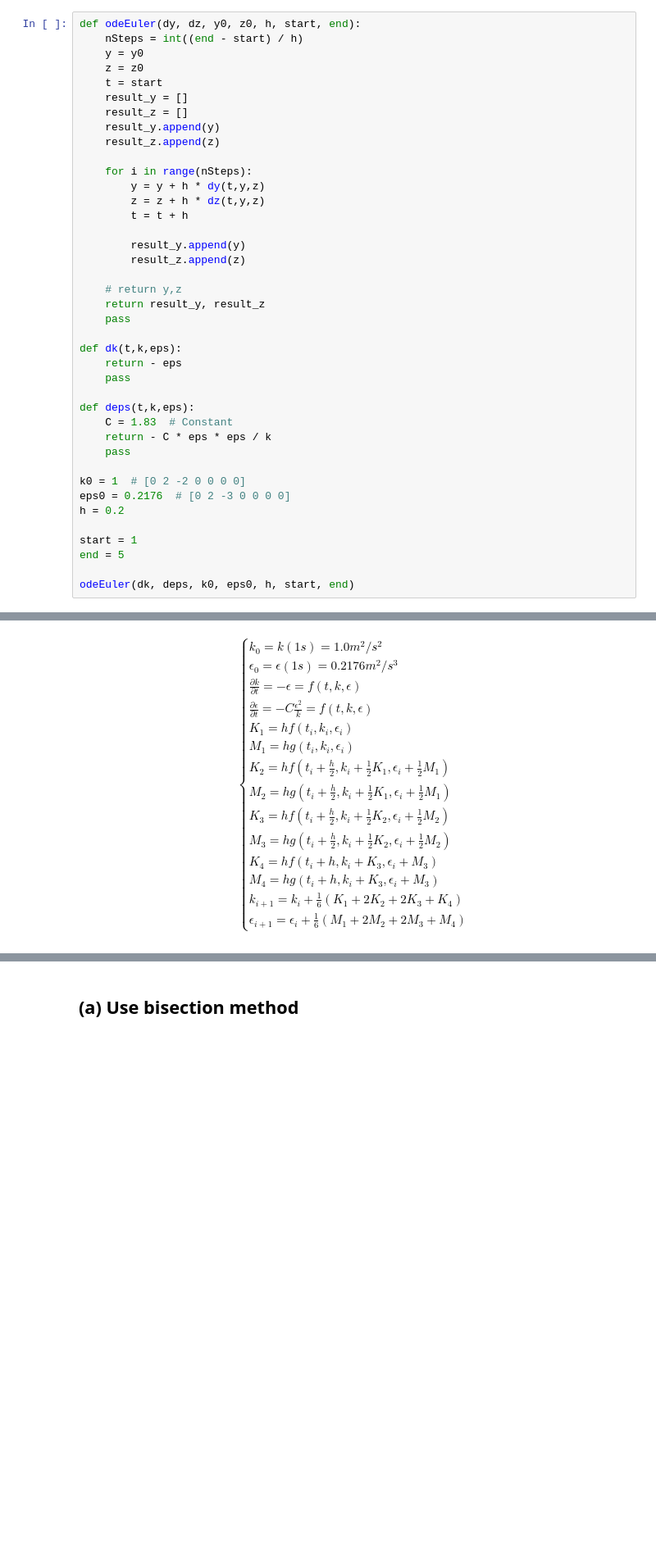
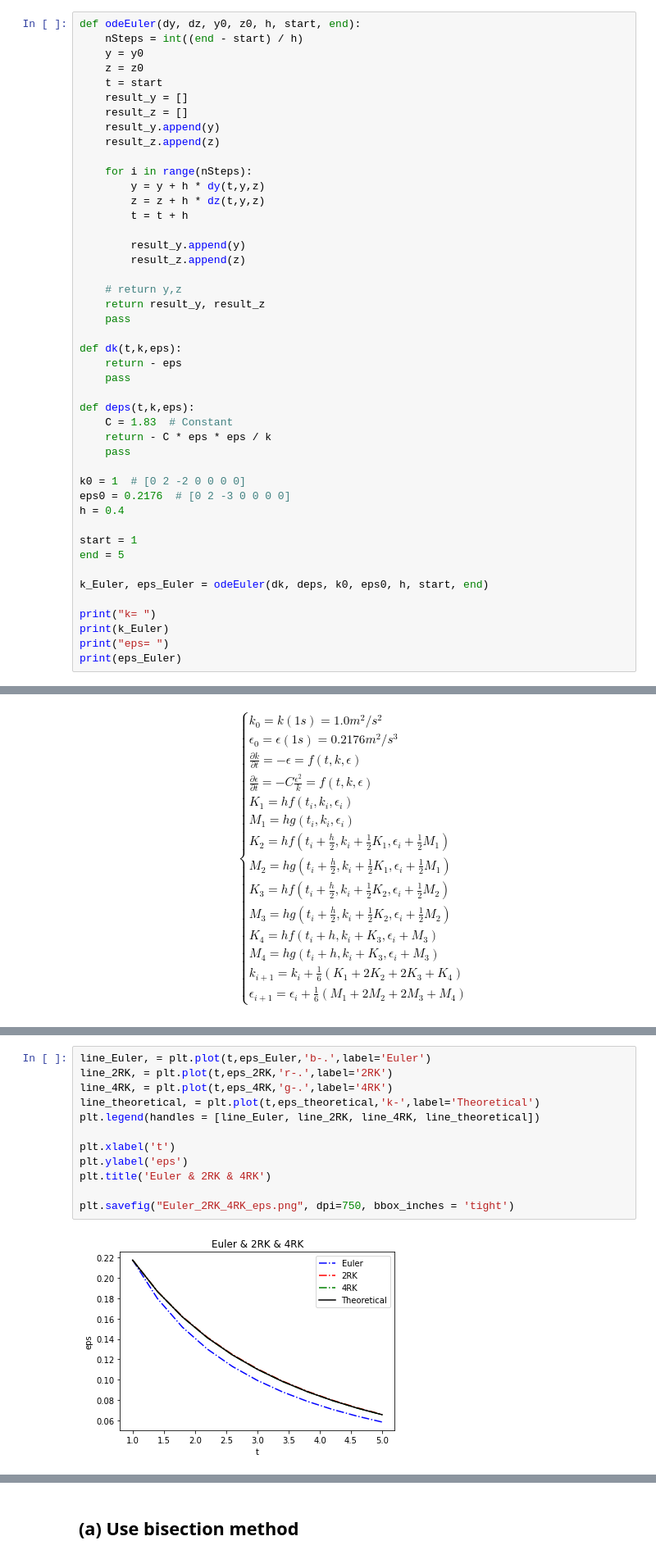
Before and after one commit to Zheming-Wu/Learning, a Jupyter notebook: Professional_Study/Numerical_Analysis/CourseProject.ipynb, the cells around one changed output, grey strips where cells are left out. Shown at 82% size. Saved outputs shown, nothing was run; the diff lists cells and outputs as text; blank space fills up the shorter version.

```diff
--- a/Professional_Study/Numerical_Analysis/CourseProject.ipynb
+++ b/Professional_Study/Numerical_Analysis/CourseProject.ipynb
@@ -180,10 +181,15 @@ def deps(t,k,eps):
 
 k0 = 1  # [0 2 -2 0 0 0 0]
 eps0 = 0.2176  # [0 2 -3 0 0 0 0]
-h = 0.2
+h = 0.4
 
 start = 1
 end = 5
 
-odeEuler(dk, deps, k0, eps0, h, start, end)
+k_Euler, eps_Euler = odeEuler(dk, deps, k0, eps0, h, start, end)
+
+print("k= ")
+print(k_Euler)
+print("eps= ")
+print(eps_Euler)
 # %% [output]
@@ -377,0 +454,14 @@ fourStepRungeKutta_Quadratic(dk, deps, k0, eps0, h, start, end)
+# %%
+line_Euler, = plt.plot(t,eps_Euler,'b-.',label='Euler')
+line_2RK, = plt.plot(t,eps_2RK,'r-.',label='2RK')
+line_4RK, = plt.plot(t,eps_4RK,'g-.',label='4RK')
+line_theoretical, = plt.plot(t,eps_theoretical,'k-',label='Theoretical')
+plt.legend(handles = [line_Euler, line_2RK, line_4RK, line_theoretical])
+
+plt.xlabel('t')
+plt.ylabel('eps')
+plt.title('Euler & 2RK & 4RK')
+
+plt.savefig("Euler_2RK_4RK_eps.png", dpi=750, bbox_inches = 'tight')
+# %% [output]
+[figure, added]
```
Also changed, not shown: parts of 26 cells of this notebook.
